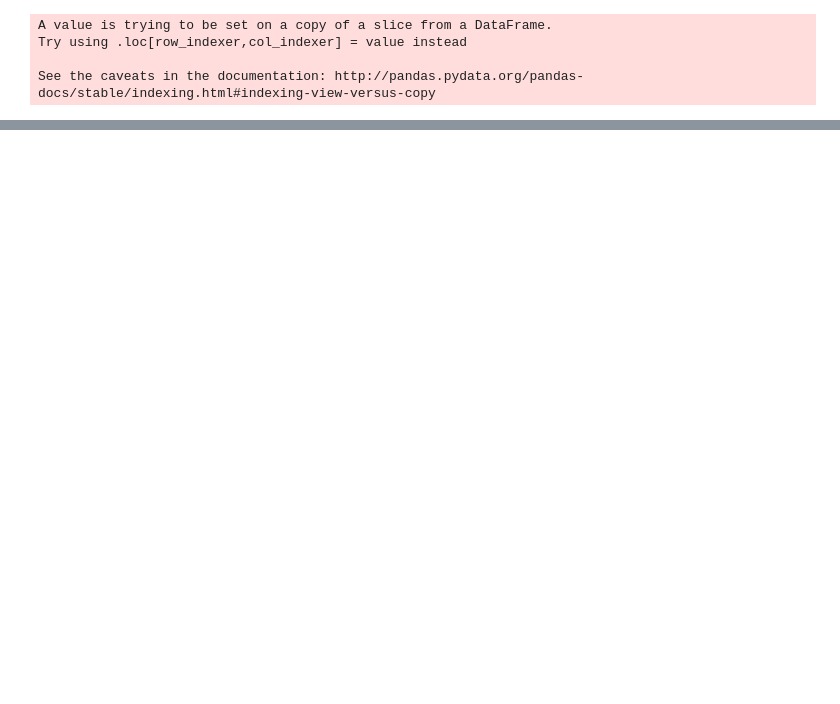
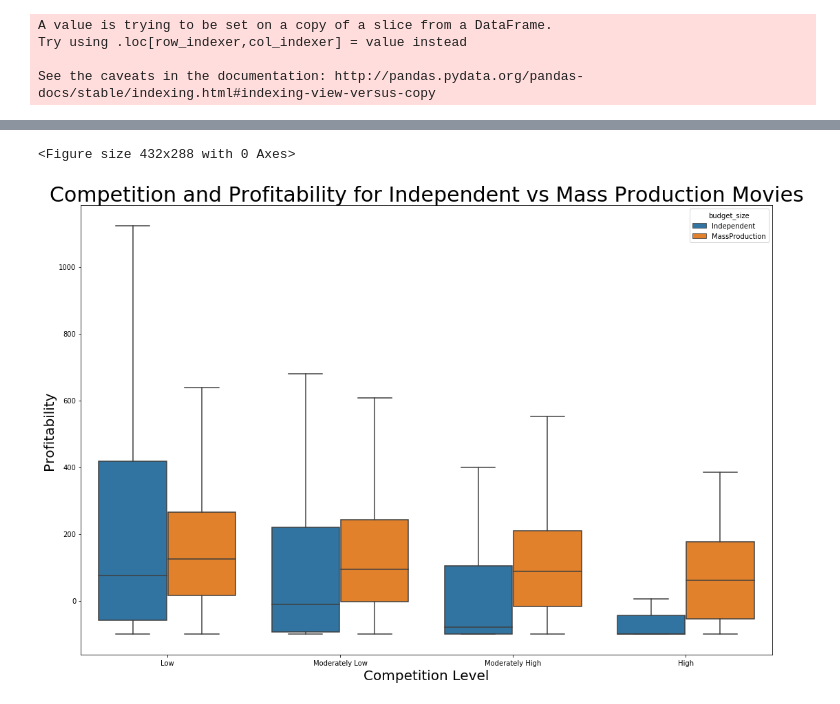
Before and after one commit to powergascan/mod-1-proj, a Jupyter notebook: Untitled.ipynb, the cells around one changed output, grey strips where cells are left out. Drawn from its saved outputs; the diff is of its cells as text; code cells hidden in the pictures; blank space fills up the shorter version.

```diff
--- a/Untitled.ipynb
+++ b/Untitled.ipynb
@@ -253,0 +152,11 @@ matched.describe().T
+# %%
+plt.clf()
+plt.figure(figsize=(18, 12))
+sns.boxplot('competition_size','profit_margin', data=matched, hue="budget_size", showfliers=False)
+plt.xlabel("Competition Level", size=20)
+plt.ylabel("Profitability", size=20)
+plt.title("Competition and Profitability for Independent vs Mass Production Movies", size=30)
+plt.savefig("..\\competition and profitability.png")
+# %% [output]
+<Figure size 432x288 with 0 Axes>
+[figure, added]
```
Also changed, not shown: parts of 40 cells of this notebook.
